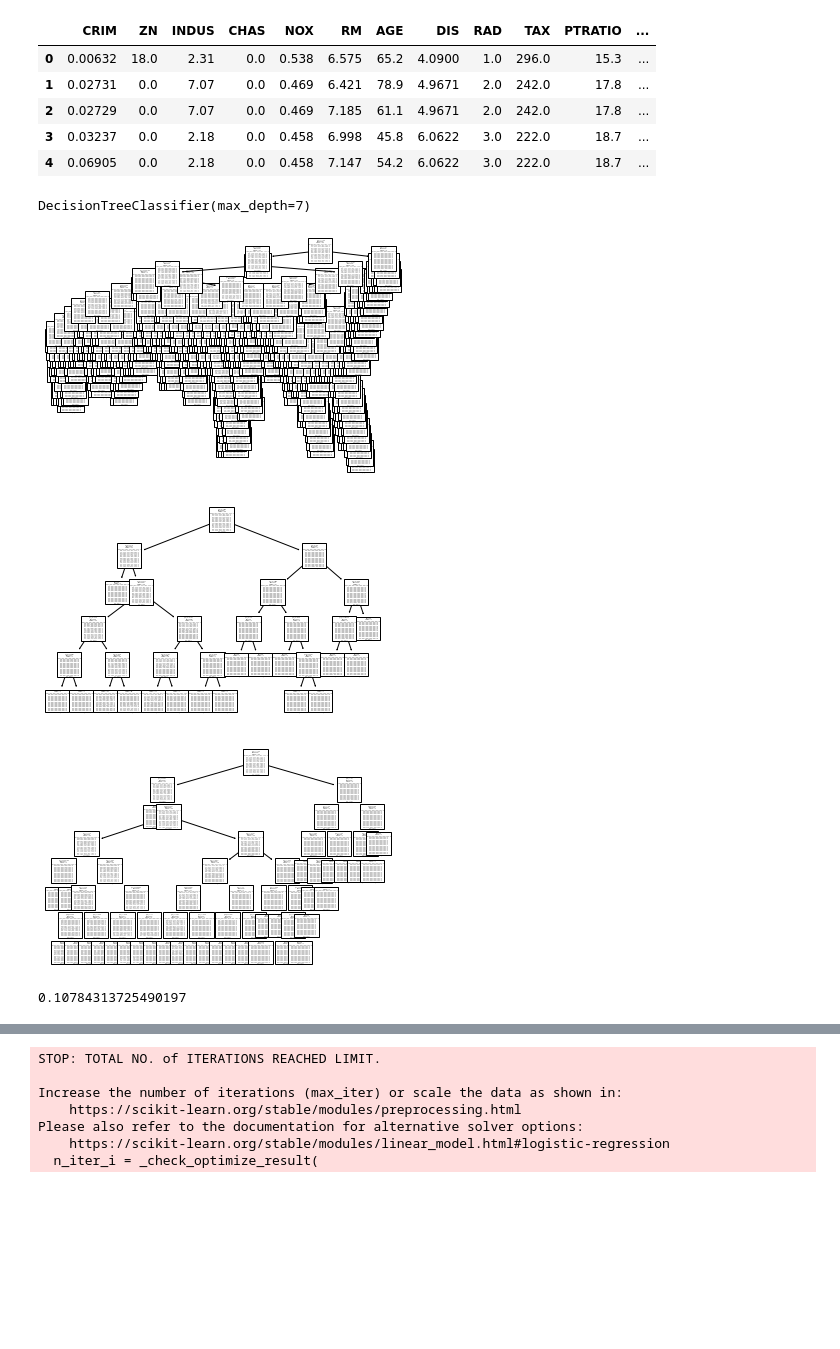
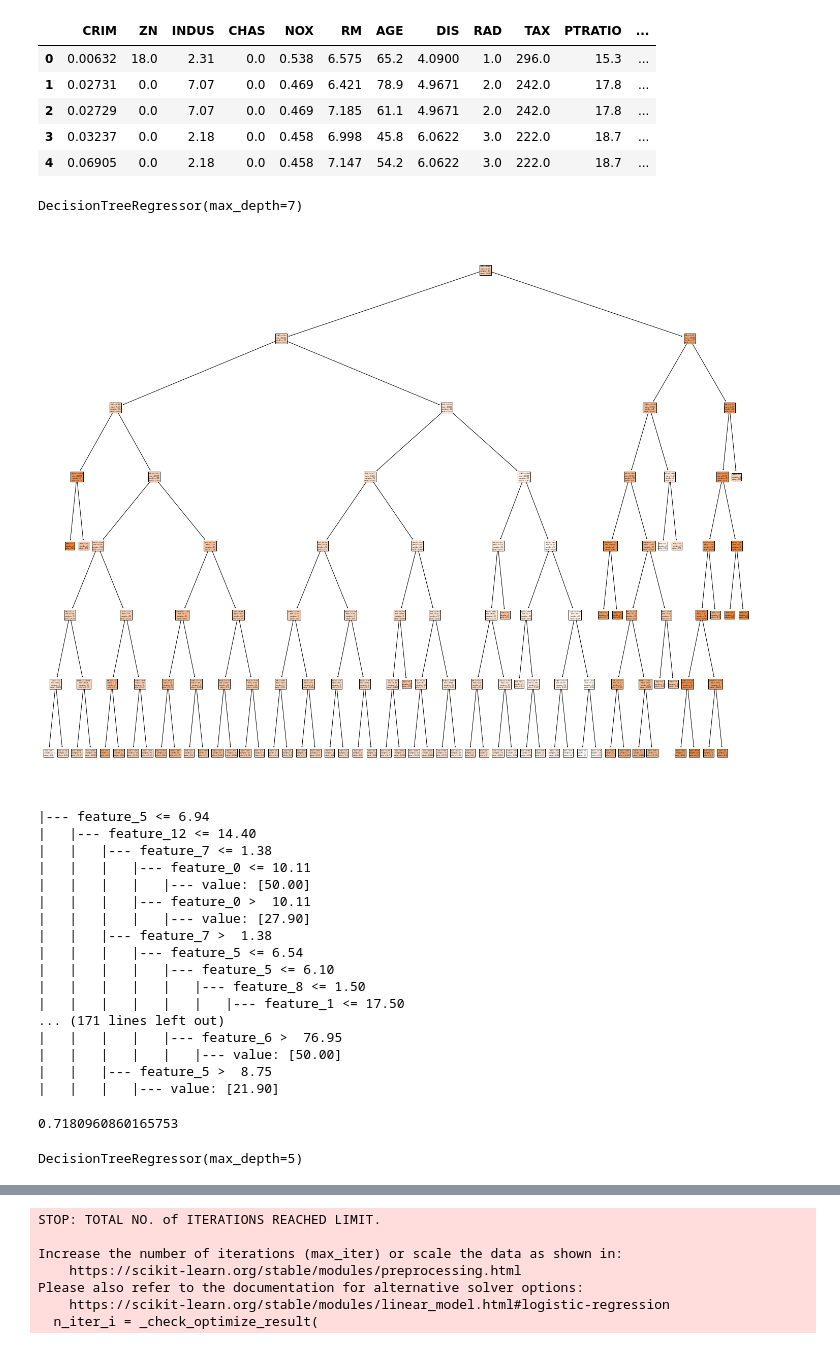
Before and after one commit to kseniya-yakovleva/AML-16, a Jupyter notebook: hw_6/hw-6.ipynb, the cells around one changed output, grey strips where cells are left out. Saved outputs shown, nothing was run; the diff lists cells and outputs as text; code cells hidden in the pictures; blank space fills up the shorter version.

```diff
--- a/hw_6/hw-6.ipynb
+++ b/hw_6/hw-6.ipynb
@@ -61,34 +52,54 @@ Y_ = Y.astype('int')
 # %%
 #разбиение на обучающую и тестовую
-X_train, X_test, Y_train, Y_test = train_test_split(X, Y_, test_size = 0.2, random_state = 0)
+X_train, X_test, Y_train, Y_test = train_test_split(X, Y, test_size = 0.2, random_state = 42)
 # %%
-#пробовались варианты без органичения глубины, глубина 5 и 7, последняя осталась
-from sklearn.tree import DecisionTreeClassifier
-clf = DecisionTreeClassifier(max_depth=7)
+#пробовались варианты глубина 5 и 7, на меньшей глубине лучше качество
+from sklearn.tree import DecisionTreeRegressor
+dtr = DecisionTreeRegressor(max_depth=7)
 # %%
-clf.fit(X_train, Y_train)
+dtr.fit(X_train, Y_train)
 # %% [output]
-DecisionTreeClassifier(max_depth=7)
+DecisionTreeRegressor(max_depth=7)
 # %%
 #попытка визуализации дерева
 from matplotlib import pyplot as plt
 from sklearn import tree
-tree.plot_tree(clf)#глубина не регулировалась
-plt.show()
+fig = plt.figure(figsize=(25,20))
+_ = tree.plot_tree(dtr,
+                   feature_names=data.feature_names,
+                   class_names=data.target,
+                   filled=True)#при глубине 7
 # %% [output]
-[figure, old version]
+[figure, new version]
-# %%
-tree.plot_tree(clf)#глубина 5
-plt.show()
-# %% [output]
-[figure, removed]
-# %%
-tree.plot_tree(clf)#глубина 7
-plt.show()
-# %% [output]
-[figure, removed]
+# %%
+#текстовый формат
+text_representation = tree.export_text(dtr)
+print(text_representation)
+# %% [output]
+|--- feature_5 <= 6.94
+|   |--- feature_12 <= 14.40
+|   |   |--- feature_7 <= 1.38
+|   |   |   |--- feature_0 <= 10.11
+|   |   |   |   |--- value: [50.00]
+|   |   |   |--- feature_0 >  10.11
+|   |   |   |   |--- value: [27.90]
+|   |   |--- feature_7 >  1.38
+|   |   |   |--- feature_5 <= 6.54
+|   |   |   |   |--- feature_5 <= 6.10
+|   |   |   |   |   |--- feature_8 <= 1.50
+|   |   |   |   |   |   |--- feature_1 <= 17.50
+... (171 lines left out)
+|   |   |   |   |--- feature_6 >  76.95
+|   |   |   |   |   |--- value: [50.00]
+|   |   |--- feature_5 >  8.75
+|   |   |   |--- value: [21.90]
 # %%
 #при глубине 7
-clf.score(X_test, Y_test)
+dtr.score(X_test, Y_test)
 # %% [output]
-0.10784313725490197
+0.7180960860165753
+# %%
+dtr_ = DecisionTreeRegressor(max_depth=5)
+dtr_.fit(X_train, Y_train)
+# %% [output]
+DecisionTreeRegressor(max_depth=5)
```
Also changed, not shown: parts of 10 cells of this notebook.
